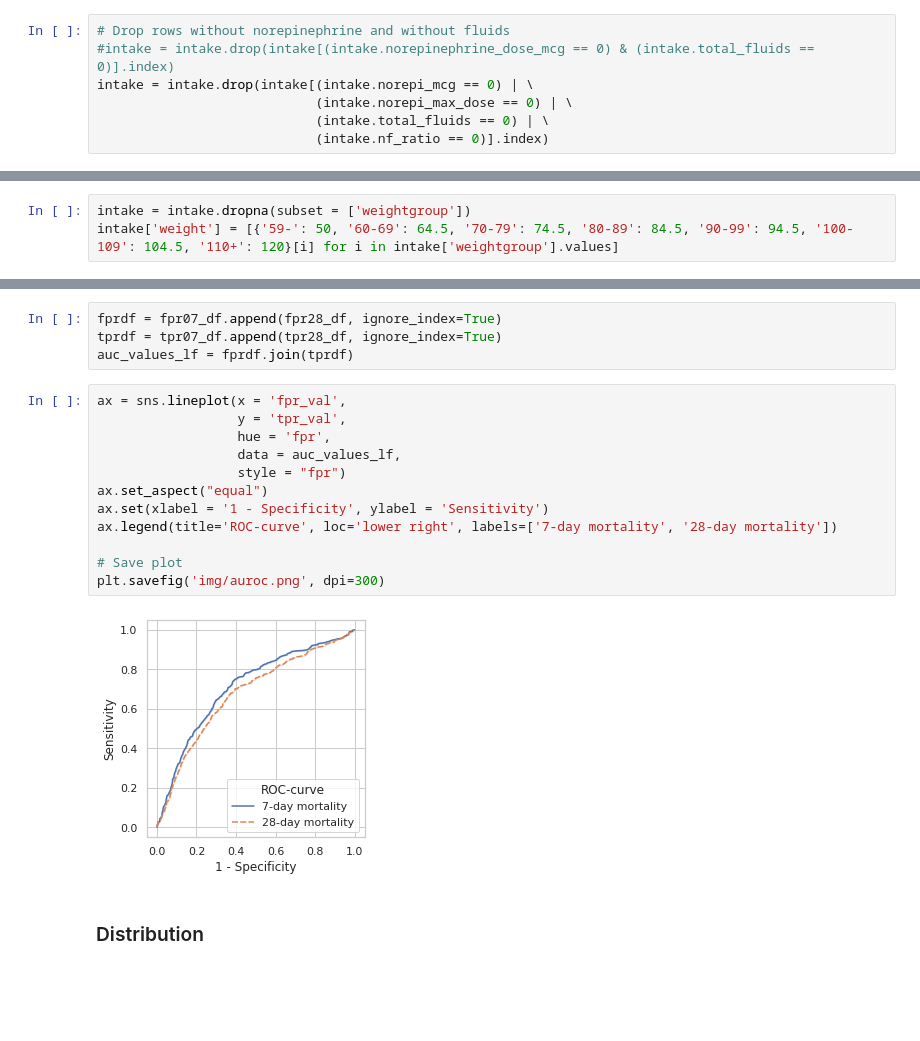
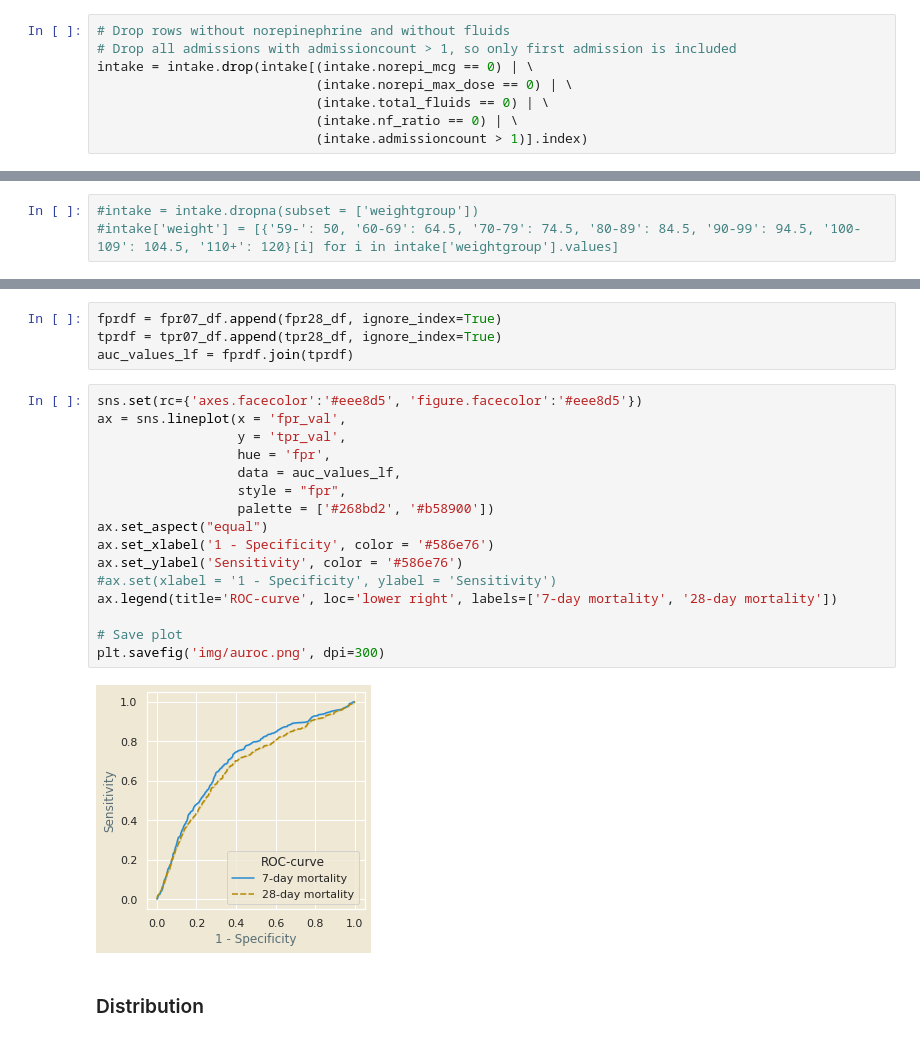
Before and after one commit to narkode/nfr_sepsis, a Jupyter notebook: nfr_sepsis.ipynb, the cells around one changed output, grey strips where cells are left out. Saved outputs shown, nothing was run; the diff lists cells and outputs as text; blank space fills up the shorter version.

```diff
--- a/nfr_sepsis.ipynb
+++ b/nfr_sepsis.ipynb
@@ -200,15 +195,16 @@ No fluids:  300
 # %%
 # Drop rows without norepinephrine and without fluids
-#intake = intake.drop(intake[(intake.norepinephrine_dose_mcg == 0) & (intake.total_fluids == 0)].index)
+# Drop all admissions with admissioncount > 1, so only first admission is included
 intake = intake.drop(intake[(intake.norepi_mcg == 0) | \
                             (intake.norepi_max_dose == 0) | \
                             (intake.total_fluids == 0) | \
-                            (intake.nf_ratio == 0)].index)
+                            (intake.nf_ratio == 0) | \
+                            (intake.admissioncount > 1)].index)
 # %% [markdown]
 ### Drop entries with weightgroup = NaN and calculate weight
 # %%
-intake = intake.dropna(subset = ['weightgroup'])
-intake['weight'] = [{'59-': 50, '60-69': 64.5, '70-79': 74.5, '80-89': 84.5, '90-99': 94.5, '100-109': 104.5, '110+': 120}[i] for i in intake['weightgroup'].values]
+#intake = intake.dropna(subset = ['weightgroup'])
+#intake['weight'] = [{'59-': 50, '60-69': 64.5, '70-79': 74.5, '80-89': 84.5, '90-99': 94.5, '100-109': 104.5, '110+': 120}[i] for i in intake['weightgroup'].values]
 # %% [markdown]
 ## Demographics
 # %%
@@ -478,19 +476,23 @@ fprdf = fpr07_df.append(fpr28_df, ignore_index=True)
 tprdf = tpr07_df.append(tpr28_df, ignore_index=True)
 auc_values_lf = fprdf.join(tprdf)
 # %%
+sns.set(rc={'axes.facecolor':'#eee8d5', 'figure.facecolor':'#eee8d5'})
 ax = sns.lineplot(x = 'fpr_val',
                   y = 'tpr_val',
                   hue = 'fpr',
                   data = auc_values_lf,
-                  style = "fpr")
+                  style = "fpr",
+                  palette = ['#268bd2', '#b58900'])
 ax.set_aspect("equal")
-ax.set(xlabel = '1 - Specificity', ylabel = 'Sensitivity')
+ax.set_xlabel('1 - Specificity', color = '#586e76')
+ax.set_ylabel('Sensitivity', color = '#586e76')
+#ax.set(xlabel = '1 - Specificity', ylabel = 'Sensitivity')
 ax.legend(title='ROC-curve', loc='lower right', labels=['7-day mortality', '28-day mortality'])
 
 # Save plot
 plt.savefig('img/auroc.png', dpi=300)
 # %% [output]
-[figure, old version]
+[figure, new version]
 # %% [markdown]
 ### Distribution
 # %%
```
Also changed, not shown: parts of 18 cells of this notebook.
